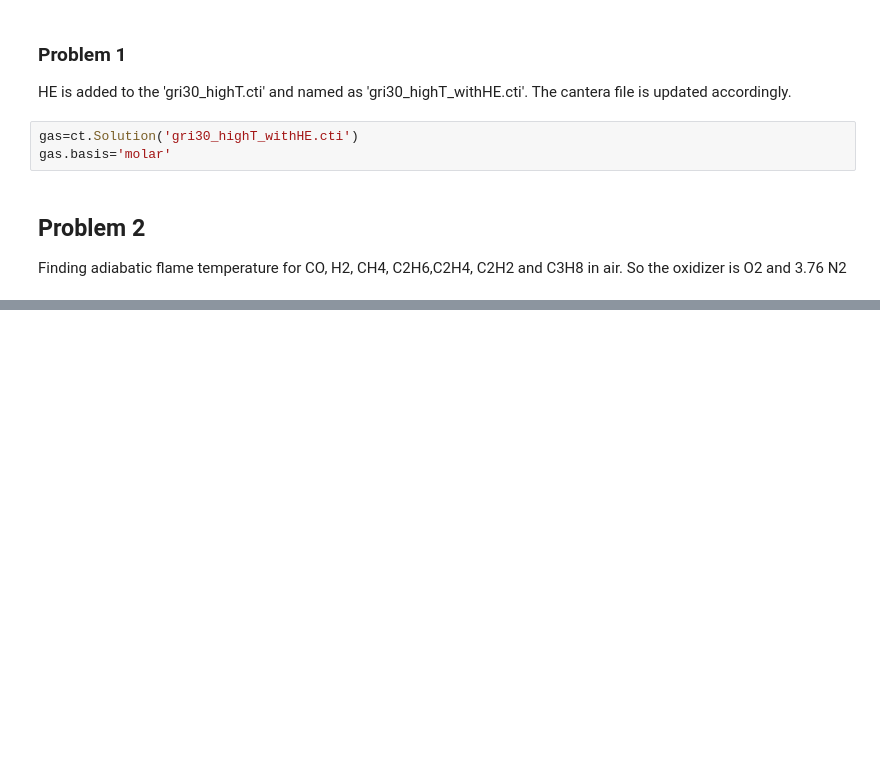
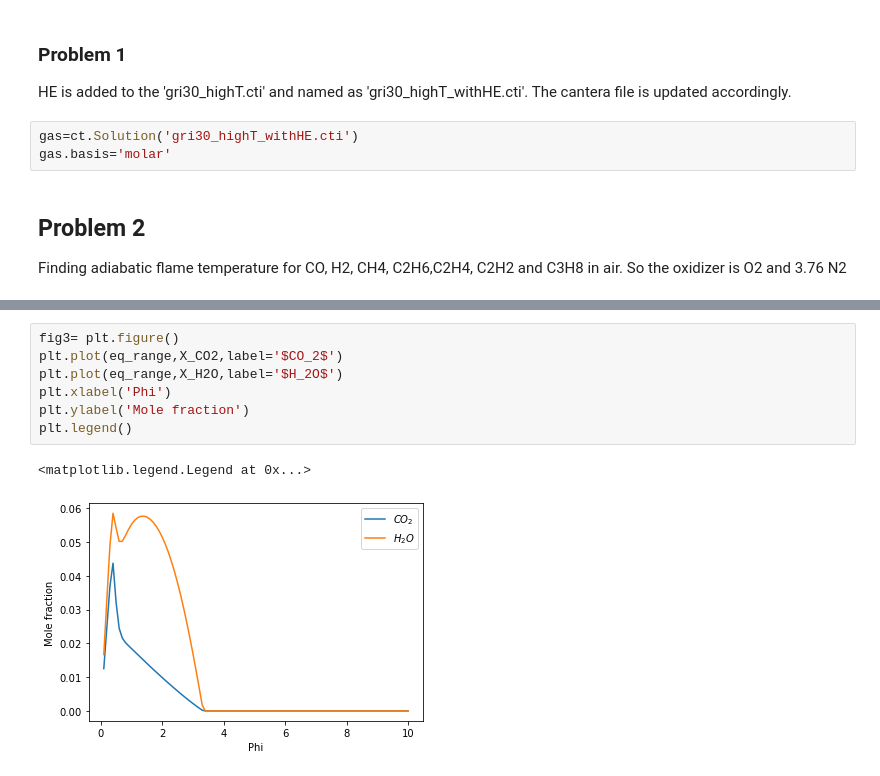
Before and after one commit to riasat1235/Combustion_projects, a Jupyter notebook: Project1_Adiabatic flame temperature.ipynb, the cells around one changed output, grey strips where cells are left out. Saved outputs shown, nothing was run; the diff lists cells and outputs as text; blank space fills up the shorter version.

```diff
--- a/Project1_Adiabatic flame temperature.ipynb
+++ b/Project1_Adiabatic flame temperature.ipynb
@@ -54,0 +92,10 @@ list
+# %%
+fig3= plt.figure()
+plt.plot(eq_range,X_CO2,label='$CO_2$')
+plt.plot(eq_range,X_H2O,label='$H_2O$')
+plt.xlabel('Phi')
+plt.ylabel('Mole fraction')
+plt.legend()
+# %% [output]
+<matplotlib.legend.Legend at 0x...>
+[figure, added]
```
Also changed, not shown: parts of 9 cells of this notebook.
